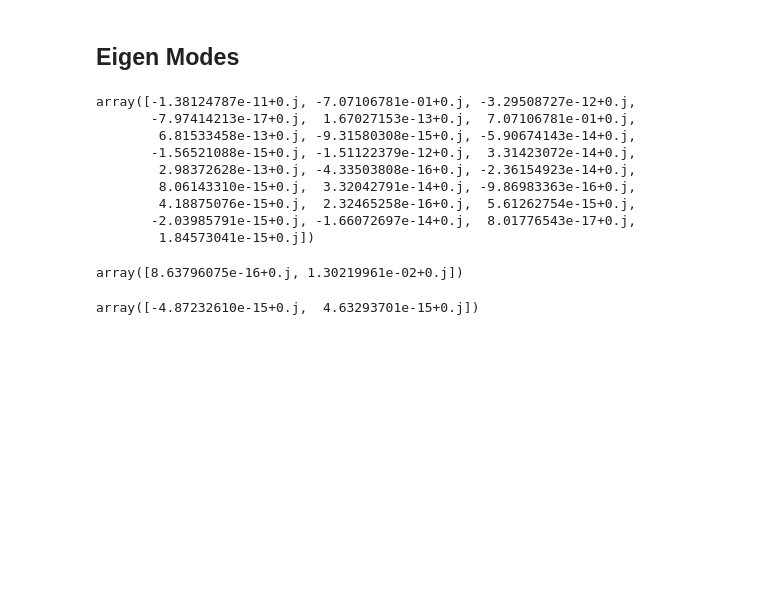
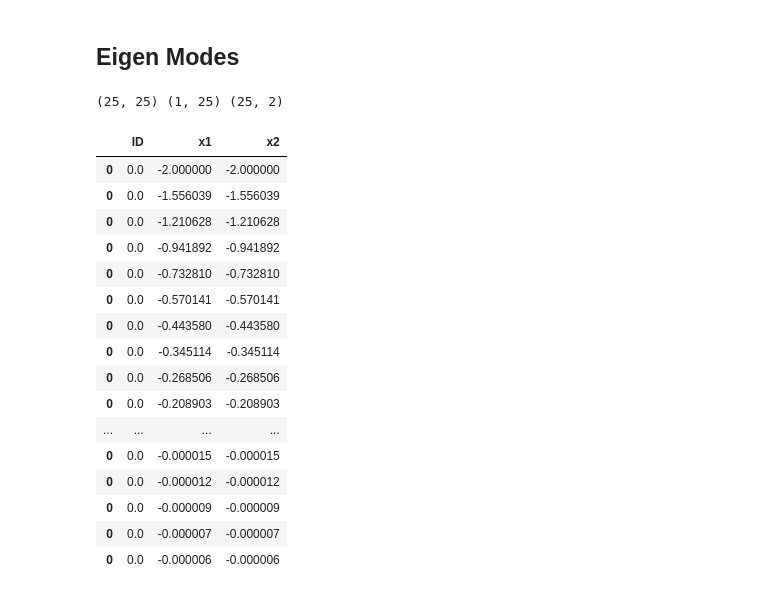
Before and after one commit to waleedbinkhalid74/ml_cms_final_project, a Jupyter notebook: ml_cms_final_proj_task_4.ipynb, the cells around one changed output. Cells and saved outputs as stored; diff of their text form; code cells hidden in the pictures; blank space fills up the shorter version.

```diff
--- a/ml_cms_final_proj_task_4.ipynb
+++ b/ml_cms_final_proj_task_4.ipynb
@@ -282,27 +264,32 @@ B[5,0] = 1
 B[1,1] = 1
 # %% [markdown]
 ## Eigen Modes
-# %%
-eigenvec_left_sorted[1, :]# @ B
-# %% [output]
-array([-1.38124787e-11+0.j, -7.07106781e-01+0.j, -3.29508727e-12+0.j,
-       -7.97414213e-17+0.j,  1.67027153e-13+0.j,  7.07106781e-01+0.j,
-        6.81533458e-13+0.j, -9.31580308e-15+0.j, -5.90674143e-14+0.j,
-       -1.56521088e-15+0.j, -1.51122379e-12+0.j,  3.31423072e-14+0.j,
-        2.98372628e-13+0.j, -4.33503808e-16+0.j, -2.36154923e-14+0.j,
-        8.06143310e-15+0.j,  3.32042791e-14+0.j, -9.86983363e-16+0.j,
-        4.18875076e-15+0.j,  2.32465258e-16+0.j,  5.61262754e-15+0.j,
-       -2.03985791e-15+0.j, -1.66072697e-14+0.j,  8.01776543e-17+0.j,
-        1.84573041e-15+0.j])
-# %%
-linear_edmd.eigenvectors_left[1,:] @ B
-# %% [output]
-array([8.63796075e-16+0.j, 1.30219961e-02+0.j])
-# %%
-eigenvec_left_sorted[1,:] @ B
-# %% [output]
-array([-4.87232610e-15+0.j,  4.63293701e-15+0.j])
 # %%
-a = x_sol[x_sol['ID'] == 0].iloc[:,0:3]
-func = linear_edmd.build_eigenfunction(a)
+initial_values = x_sol[x_sol['ID'] == 0].iloc[0:1,0:3]
+func = linear_edmd.build_eigenfunction(initial_values)
 mode = linear_edmd.build_eigenmodes(B)
+eigs = linear_edmd.eigenvalues
+b = func @ np.diag(eigs)@ mode
+b = np.array(b)
+# %% [output]
+(25, 25) (1, 25) (25, 2)
+# %%
+linear_edmd.predict(initial_values, t_end=51, B=B)
+# %% [output]
+|  | ID | x1 | x2 |
+| 0 | 0.0 | -2.000000 | -2.000000 |
+| 0 | 0.0 | -1.556039 | -1.556039 |
+| 0 | 0.0 | -1.210628 | -1.210628 |
+| 0 | 0.0 | -0.941892 | -0.941892 |
+| 0 | 0.0 | -0.732810 | -0.732810 |
+| 0 | 0.0 | -0.570141 | -0.570141 |
+| 0 | 0.0 | -0.443580 | -0.443580 |
+| 0 | 0.0 | -0.345114 | -0.345114 |
+| 0 | 0.0 | -0.268506 | -0.268506 |
+| 0 | 0.0 | -0.208903 | -0.208903 |
+| ... | ... | ... | ... |
+| 0 | 0.0 | -0.000015 | -0.000015 |
+| 0 | 0.0 | -0.000012 | -0.000012 |
+| 0 | 0.0 | -0.000009 | -0.000009 |
+| 0 | 0.0 | -0.000007 | -0.000007 |
+| 0 | 0.0 | -0.000006 | -0.000006 |
```
Also changed, not shown: parts of 10 cells of this notebook, 2 other files.
